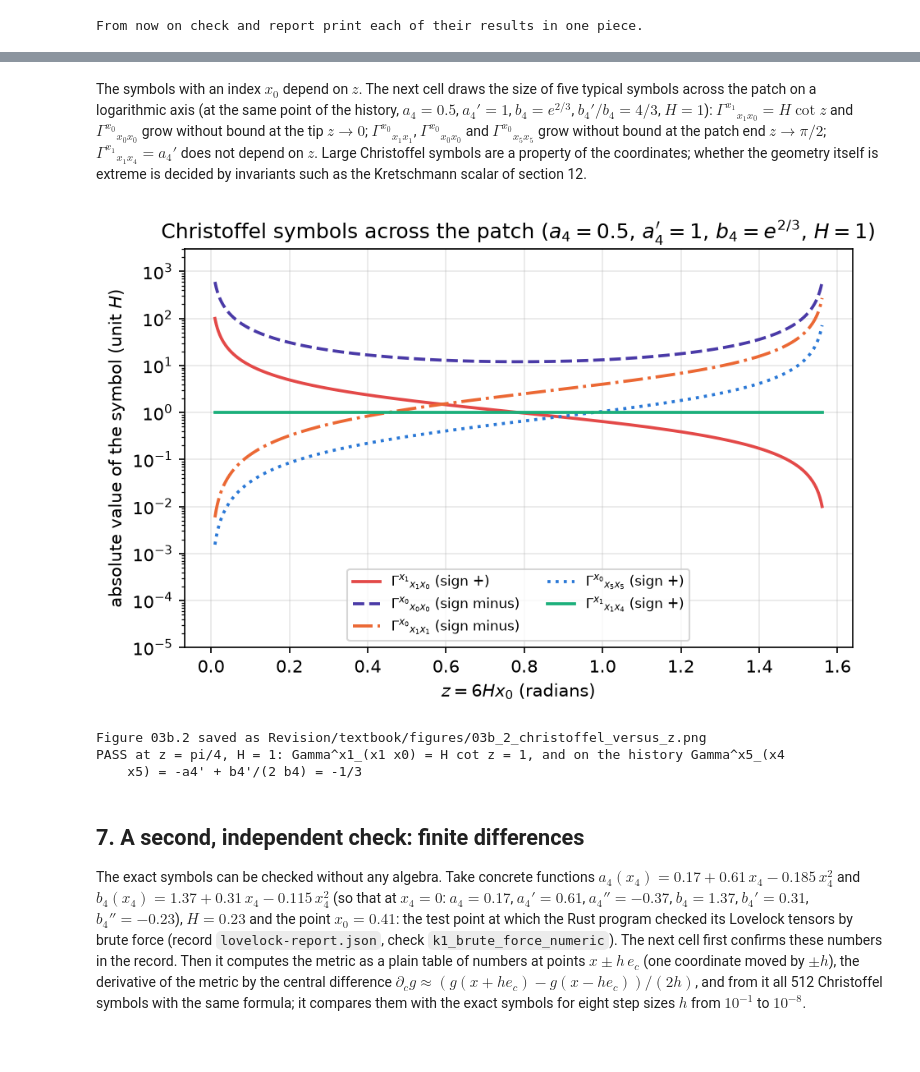
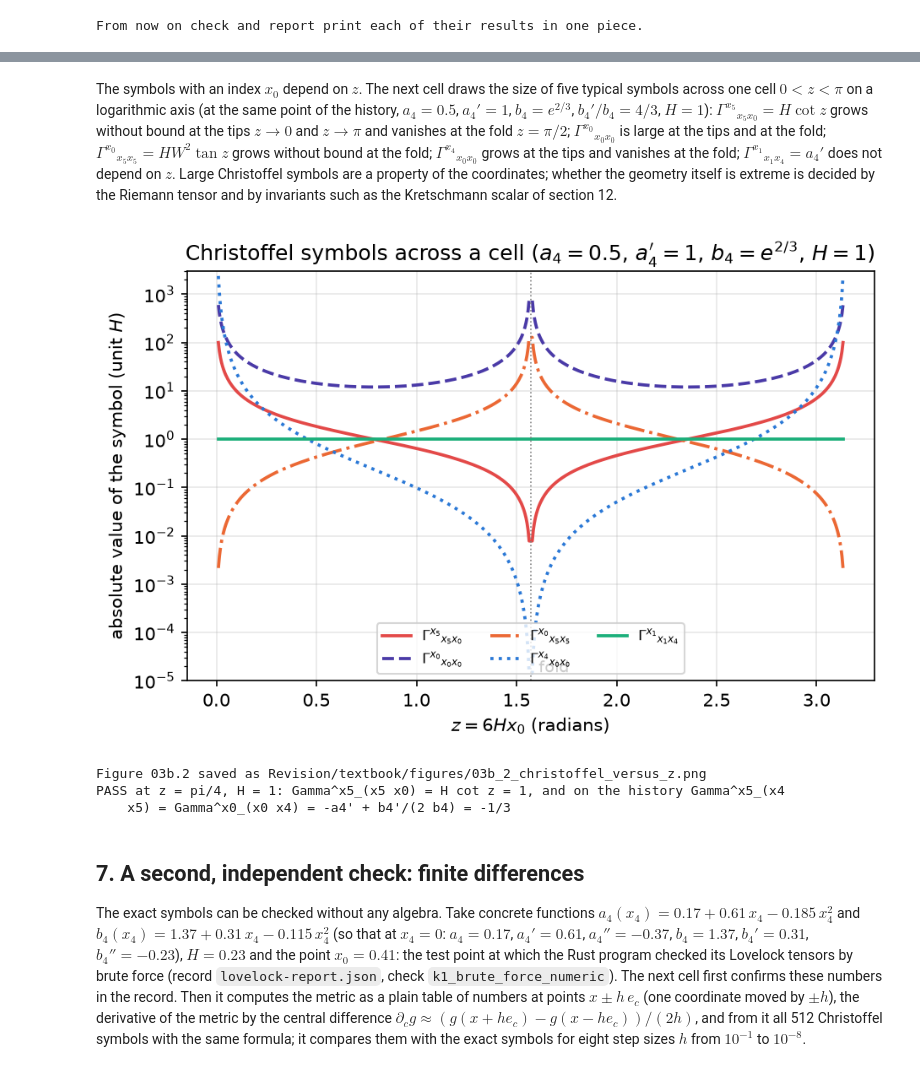
Before and after one commit to once-ere/Dirac_claude, a Jupyter notebook: Revision/textbook/notebooks/03b_curvature.ipynb, the cells around one changed output, grey strips where cells are left out. Cells and saved outputs as stored; diff of their text form; code cells hidden in the pictures.

Commit message:
WIP snapshot (automatic at stop): 33 files; work in progress, see HANDOFF.md
Co-Authored-By: Claude Opus 5.5 <noreply@anthropic.com>

```diff
--- a/Revision/textbook/notebooks/03b_curvature.ipynb
+++ b/Revision/textbook/notebooks/03b_curvature.ipynb
@@ -897,15 +931,17 @@ become `a4` and `b4`, curly brackets of lists become square brackets, `^` become
 # %%
-# the metric exactly as the author typed it, without the note in brackets after it
+# the metric exactly as the record stores it, without the note in brackets after it
 text = record["metricAsGiven"].split("}} ", 1)[0] + "}}"
+text = text.replace("(Sin[6 H x0]^2)^(1/6)", "W(x0)^2")  # the warp factor squared
 text = text.replace("exp^", "E^").replace("a4[x4]", "a4").replace("b4[x4]", "b4")
 text = text.replace("Sin[6 H x0]", "sin(6 H x0)").replace("Cot[6 H x0]", "cot(6 H x0)")
 text = text.replace("{", "[").replace("}", "]").replace("^", "**")
 metric_names = {"E": sp.E, "a4": a4, "b4": b4, "H": H, "x0": x0, "sin": sp.sin,
-                "cot": sp.cot}
+                "cot": sp.cot, "W": W}
 g = sp.Matrix(parse_expr(text, local_dict=metric_names, transformations=(
     standard_transformations + (implicit_multiplication,))))
 for k in range(8):
     say(f"  g[{NAMES[k]}, {NAMES[k]}] = {plain(g[k, k])}")
-check(all(g[i, j] == 0 for i in range(8) for j in range(8) if i != j),
-      "the metric read from the text of the author is diagonal")
+check(all(g[i, j] == 0 for i in range(8) for j in range(8) if i != j)
+      and not any(g[k, k].has(sp.sin) for k in range(8)),
+      "the metric read from the text of the record is diagonal, with the warp W")
 # %% [output]
@@ -1142,55 +1194,60 @@ PASS the tables are symmetric in b, c; every non-zero symbol has an index x4 or
 # %% [markdown]
 The symbols with an index $x_0$ depend on $z$. The next cell draws the size of five
-typical symbols across the patch on a logarithmic axis (at the same point of the
-history, $a_4 = 0.5$, $a_4' = 1$, $b_4 = e^{2/3}$, $b_4'/b_4 = 4/3$, $H = 1$):
-$\Gamma^{x_1}{}_{x_1 x_0} = H\cot z$ and
-$\Gamma^{x_0}{}_{x_0 x_0}$ grow without bound at the tip $z \to 0$;
-$\Gamma^{x_0}{}_{x_1 x_1}$, $\Gamma^{x_0}{}_{x_0 x_0}$ and
-$\Gamma^{x_0}{}_{x_5 x_5}$ grow without bound at the patch end $z \to \pi/2$;
+typical symbols across one cell $0 < z < \pi$ on a logarithmic axis (at the same
+point of the history, $a_4 = 0.5$, $a_4' = 1$, $b_4 = e^{2/3}$, $b_4'/b_4 = 4/3$,
+$H = 1$): $\Gamma^{x_5}{}_{x_5 x_0} = H\cot z$ grows without bound at the tips
+$z \to 0$ and $z \to \pi$ and vanishes at the fold $z = \pi/2$;
+$\Gamma^{x_0}{}_{x_0 x_0}$ is large at the tips and at the fold;
+$\Gamma^{x_0}{}_{x_5 x_5} = HW^2\tan z$ grows without bound at the fold;
+$\Gamma^{x_4}{}_{x_0 x_0}$ grows at the tips and vanishes at the fold;
 $\Gamma^{x_1}{}_{x_1 x_4} = a_4'$ does not depend on $z$. Large Christoffel symbols
 are a property of the coordinates; whether the geometry itself is extreme is decided
-by invariants such as the Kretschmann scalar of section 12.
+by the Riemann tensor and by invariants such as the Kretschmann scalar of section 12.
 # %%
-z_line = np.linspace(0.01, np.pi / 2 - 0.01, 500)
-chosen = [((1, 1, 0), RED, "-", "$\\Gamma^{x_1}{}_{x_1 x_0}$"),
+z_line = np.linspace(0.01, np.pi - 0.01, 600)
+z_line = z_line[np.abs(z_line - np.pi / 2) > 0.004]  # leave out the fold itself
+chosen = [((5, 5, 0), RED, "-", "$\\Gamma^{x_5}{}_{x_5 x_0}$"),
           ((0, 0, 0), VIOLET, "--", "$\\Gamma^{x_0}{}_{x_0 x_0}$"),
-          ((0, 1, 1), ORANGE, "-.", "$\\Gamma^{x_0}{}_{x_1 x_1}$"),
-          ((0, 5, 5), BLUE, ":", "$\\Gamma^{x_0}{}_{x_5 x_5}$"),
+          ((0, 5, 5), ORANGE, "-.", "$\\Gamma^{x_0}{}_{x_5 x_5}$"),
+          ((4, 0, 0), BLUE, ":", "$\\Gamma^{x_4}{}_{x_0 x_0}$"),
           ((1, 1, 4), AQUA, "-", "$\\Gamma^{x_1}{}_{x_1 x_4}$")]
 fig, ax = plt.subplots()
 for index, colour, style, label in chosen:
     values = np.broadcast_to(gamma_functions[index](z_line, *POINT[1:]),
                              z_line.shape)
-    sign = "+" if values[len(values) // 2] > 0 else "minus"
-    ax.plot(z_line, np.abs(values), color=colour, ls=style, lw=1.8,
-            label=f"{label} (sign {sign})")
+    ax.plot(z_line, np.abs(values), color=colour, ls=style, lw=1.8, label=label)
+ax.axvline(np.pi / 2, color="grey", lw=0.8, ls=":")
+ax.text(np.pi / 2 + 0.04, 1.5e-5, "fold", fontsize=9)
 ax.set_yscale("log")
 ax.set_xlabel("$z = 6 H x_0$ (radians)")
 ax.set_ylabel("absolute value of the symbol (unit $H$)")
-ax.set_title("Christoffel symbols across the patch "
+ax.set_title("Christoffel symbols across a cell "
              "($a_4 = 0.5$, $a_4^{\\prime} = 1$, $b_4 = e^{2/3}$, $H = 1$)")
 ax.set_ylim(1e-5, 3e3)  # room below the curves for the legend
-ax.legend(fontsize=8, loc="lower center", ncol=2)
+ax.legend(fontsize=8, loc="lower center", ncol=3)
 save_figure(fig, "christoffel_versus_z",
-            "The absolute values of five Christoffel symbols of the author's metric "
-            "across the patch $0 < z < \\pi/2$, for $a_4 = 0.5$, $a_4^{\\prime} = 1$, "
-            "$b_4 = e^{2/3}$, $b_4^{\\prime}/b_4 = 4/3$ (the history at $a_4 = 0.5$, "
-            "unit $b_4(0)$), $H = 1$, on a logarithmic vertical axis; horizontal axis "
+            "The absolute values of five Christoffel symbols of the corrected metric "
+            "across one cell $0 < z < \\pi$ (two halves joined at the fold "
+            "$z = \\pi/2$, dotted), for $a_4 = 0.5$, $a_4^{\\prime} = 1$, "
+            "$b_4 = e^{2/3}$, $b_4^{\\prime}/b_4 = 4/3$ (the history at $a_4 = 0.5$), "
+            "$H = 1$, on a logarithmic vertical axis; horizontal axis "
             "$z = 6Hx_0$ in radians, vertical axis the absolute value in units of "
-            "$H$; the legend gives each sign. $\\Gamma^{x_1}{}_{x_1x_0} = H\\cot z$ "
-            "falls from the tip to the patch end, $\\Gamma^{x_0}{}_{x_0x_0}$ is "
-            "large at both ends, $\\Gamma^{x_0}{}_{x_1x_1}$ and "
-            "$\\Gamma^{x_0}{}_{x_5x_5}$ grow towards the patch end, and "
-            "$\\Gamma^{x_1}{}_{x_1x_4} = a_4^{\\prime} = 1$ is the same everywhere.")
-check(abs(gamma_functions[(1, 1, 0)](*POINT) - 1.0) < 1e-14
-      and abs(gamma_functions[(5, 4, 5)](*POINT) - (-1.0 / 3.0)) < 1e-14,
-      "at z = pi/4, H = 1: Gamma^x1_(x1 x0) = H cot z = 1, and on the history "
-      "Gamma^x5_(x4 x5) = -a4' + b4'/(2 b4) = -1/3")
+            "$H$. $\\Gamma^{x_5}{}_{x_5x_0} = H\\cot z$ is large at the tips and "
+            "vanishes at the fold, $\\Gamma^{x_0}{}_{x_0x_0}$ is large at the tips "
+            "and at the fold, $\\Gamma^{x_0}{}_{x_5x_5}$ grows towards the fold, "
+            "$\\Gamma^{x_4}{}_{x_0x_0}$ grows towards the tips, and "
+            "$\\Gamma^{x_1}{}_{x_1x_4} = a_4^{\\prime} = 1$ is the same everywhere; "
+            "every curve is symmetric about the fold.")
+check(abs(gamma_functions[(5, 5, 0)](*POINT) - 1.0) < 1e-14
+      and abs(gamma_functions[(5, 4, 5)](*POINT) - (-1.0 / 3.0)) < 1e-14
+      and abs(gamma_functions[(0, 0, 4)](*POINT) - (-1.0 / 3.0)) < 1e-14,
+      "at z = pi/4, H = 1: Gamma^x5_(x5 x0) = H cot z = 1, and on the history "
+      "Gamma^x5_(x4 x5) = Gamma^x0_(x0 x4) = -a4' + b4'/(2 b4) = -1/3")
 # %% [output]
-[figure, old version]
+[figure, new version]
 Figure 03b.2 saved as Revision/textbook/figures/03b_2_christoffel_versus_z.png
-PASS at z = pi/4, H = 1: Gamma^x1_(x1 x0) = H cot z = 1, and on the history Gamma^x5_(x4
-    x5) = -a4' + b4'/(2 b4) = -1/3
+PASS at z = pi/4, H = 1: Gamma^x5_(x5 x0) = H cot z = 1, and on the history Gamma^x5_(x4
+    x5) = Gamma^x0_(x0 x4) = -a4' + b4'/(2 b4) = -1/3
 # %% [markdown]
 ## 7. A second, independent check: finite differences
 
```
Also changed, not shown: parts of 50 cells of this notebook, 32 other files.
